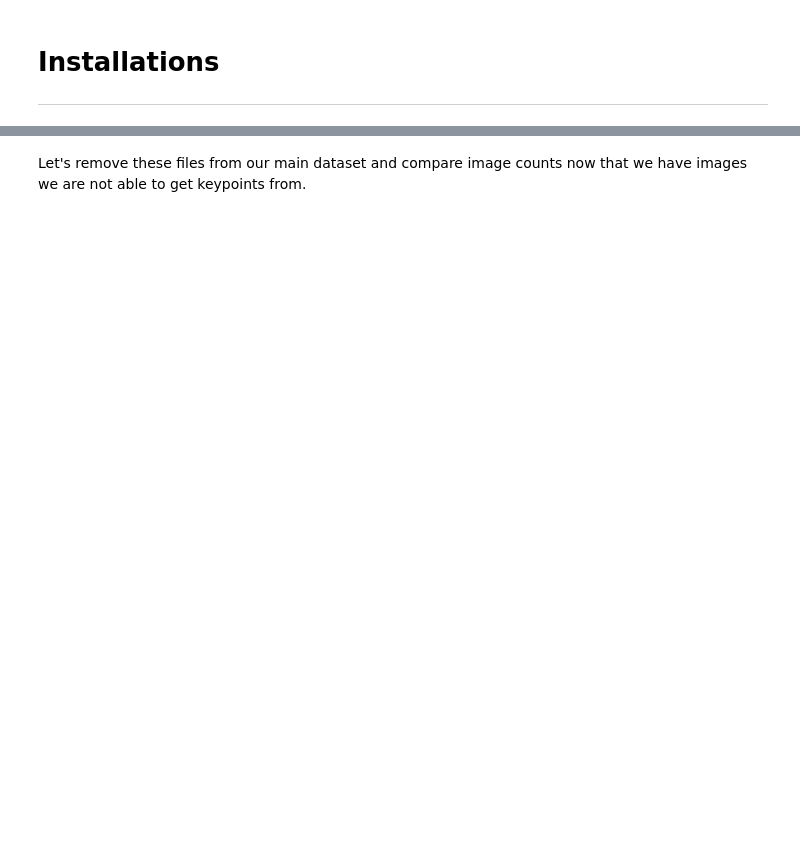
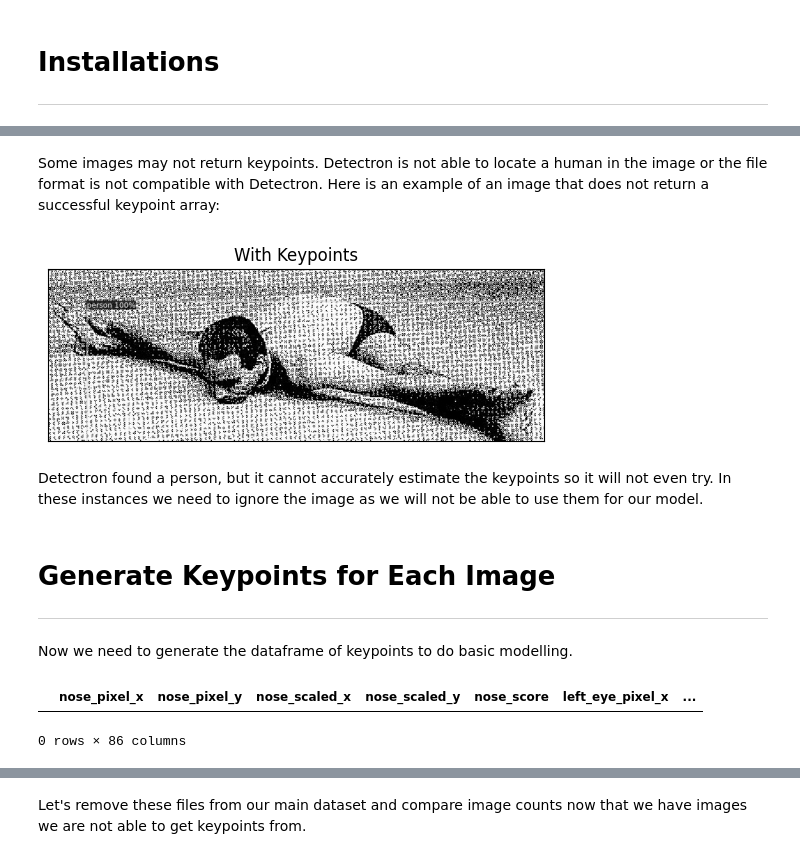
Before and after one commit to oftenfrequent/human-posture-detection, a Jupyter notebook: Step 2 - Generate Keypoints.ipynb, the cells around one changed output, grey strips where cells are left out. Saved outputs shown, nothing was run; the diff lists cells and outputs as text; code cells hidden in the pictures; blank space fills up the shorter version.

```diff
--- a/Step 2 - Generate Keypoints.ipynb
+++ b/Step 2 - Generate Keypoints.ipynb
@@ -125,0 +201,17 @@ keypoints_x_y["pixel"]
+# %% [markdown]
+Some images may not return keypoints. Detectron is not able to locate a human in the image or the file format is not compatible with Detectron. Here is an example of an image that does not return a successful keypoint array:
+# %%
+file = "dataset-for-classification/upavistha-konasana/ed9c2c69582e897aa6d2f0b1ed229cca6e6a1130d7d136d2a994fc051dc0a884.png"
+im = cv2.imread(file)
+v = Visualizer(im[:,:,::-1], MetadataCatalog.get(cfg.DATASETS.TRAIN[0]), scale=1.5)
+v = v.draw_instance_predictions(outputs["instances"].to("cpu"))
+show_rgb_image(v.get_image()[:, :, ::-1], "With Keypoints")
+# %% [output]
+[figure, added]
+# %% [markdown]
+Detectron found a person, but it cannot accurately estimate the keypoints so it will not even try. In these instances we need to ignore the image as we will not be able to use them for our model.
+# %% [markdown]
+# Generate Keypoints for Each Image
+----
+# %% [markdown]
+Now we need to generate the dataframe of keypoints to do basic modelling.
@@ -125,0 +228,5 @@ keypoints_x_y["pixel"]
+# %%
+df
+# %% [output]
+|  | nose_pixel_x | nose_pixel_y | nose_scaled_x | nose_scaled_y | nose_score | left_eye_pixel_x | ... |
+0 rows × 86 columns
```
Also changed, not shown: parts of 32 cells of this notebook, 2 other files.
